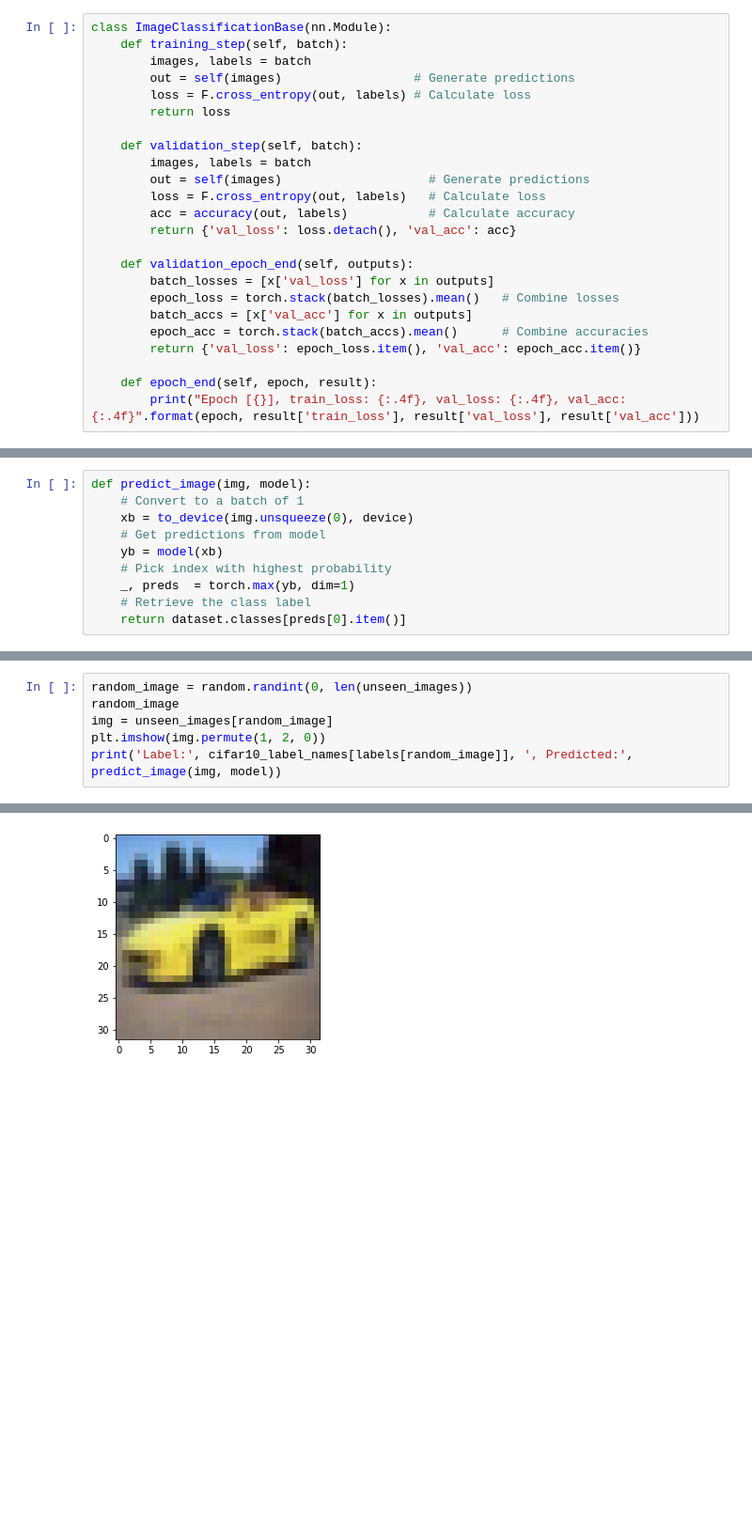
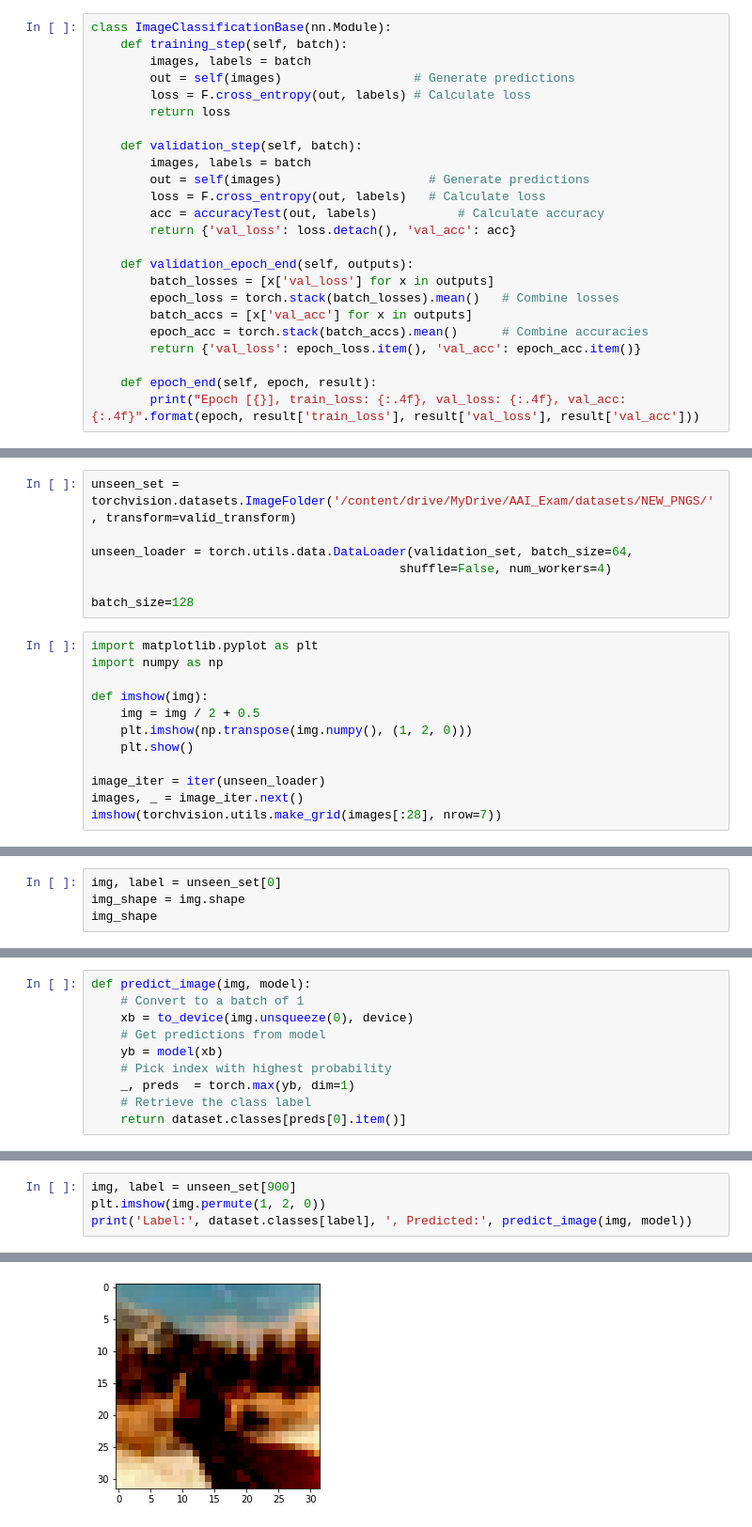
Before and after one commit to ingimar-eyfjord/AAI_exam, a Jupyter notebook: GPU Accelerated.ipynb, the cells around one changed output, grey strips where cells are left out. Shown at 94% size. Saved outputs shown, nothing was run; the diff lists cells and outputs as text; blank space fills up the shorter version.

```diff
--- a/GPU Accelerated.ipynb
+++ b/GPU Accelerated.ipynb
@@ -218,7 +221,7 @@ class ImageClassificationBase(nn.Module):
         images, labels = batch
         out = self(images)                    # Generate predictions
         loss = F.cross_entropy(out, labels)   # Calculate loss
-        acc = accuracy(out, labels)           # Calculate accuracy
+        acc = accuracyTest(out, labels)           # Calculate accuracy
         return {'val_loss': loss.detach(), 'val_acc': acc}
 
     def validation_epoch_end(self, outputs):
@@ -756,0 +620,19 @@ torch.utils.data.dataloader.DataLoader
+# %%
+unseen_set = torchvision.datasets.ImageFolder('/content/drive/MyDrive/AAI_Exam/datasets/NEW_PNGS/', transform=valid_transform)
+
+unseen_loader = torch.utils.data.DataLoader(validation_set, batch_size=64,
+                                          shuffle=False, num_workers=4)
+
+batch_size=128
+# %%
+import matplotlib.pyplot as plt
+import numpy as np
+
+def imshow(img):
+    img = img / 2 + 0.5
+    plt.imshow(np.transpose(img.numpy(), (1, 2, 0)))
+    plt.show()
+
+image_iter = iter(unseen_loader)
+images, _ = image_iter.next()
+imshow(torchvision.utils.make_grid(images[:28], nrow=7))
@@ -756,0 +655,4 @@ torch.utils.data.dataloader.DataLoader
+# %%
+img, label = unseen_set[0]
+img_shape = img.shape
+img_shape
@@ -775,7 +671,5 @@ __main__.NormalizeAndTensorize
 # %%
-random_image = random.randint(0, len(unseen_images))
-random_image
-img = unseen_images[random_image]
+img, label = unseen_set[900]
 plt.imshow(img.permute(1, 2, 0))
-print('Label:', cifar10_label_names[labels[random_image]], ', Predicted:', predict_image(img, model))
+print('Label:', dataset.classes[label], ', Predicted:', predict_image(img, model))
 # %% [output]
@@ -783 +678 @@ Label: automobile , Predicted: automobile
-[figure, old version]
+[figure, new version]
```
Also changed, not shown: parts of 51 cells of this notebook.
